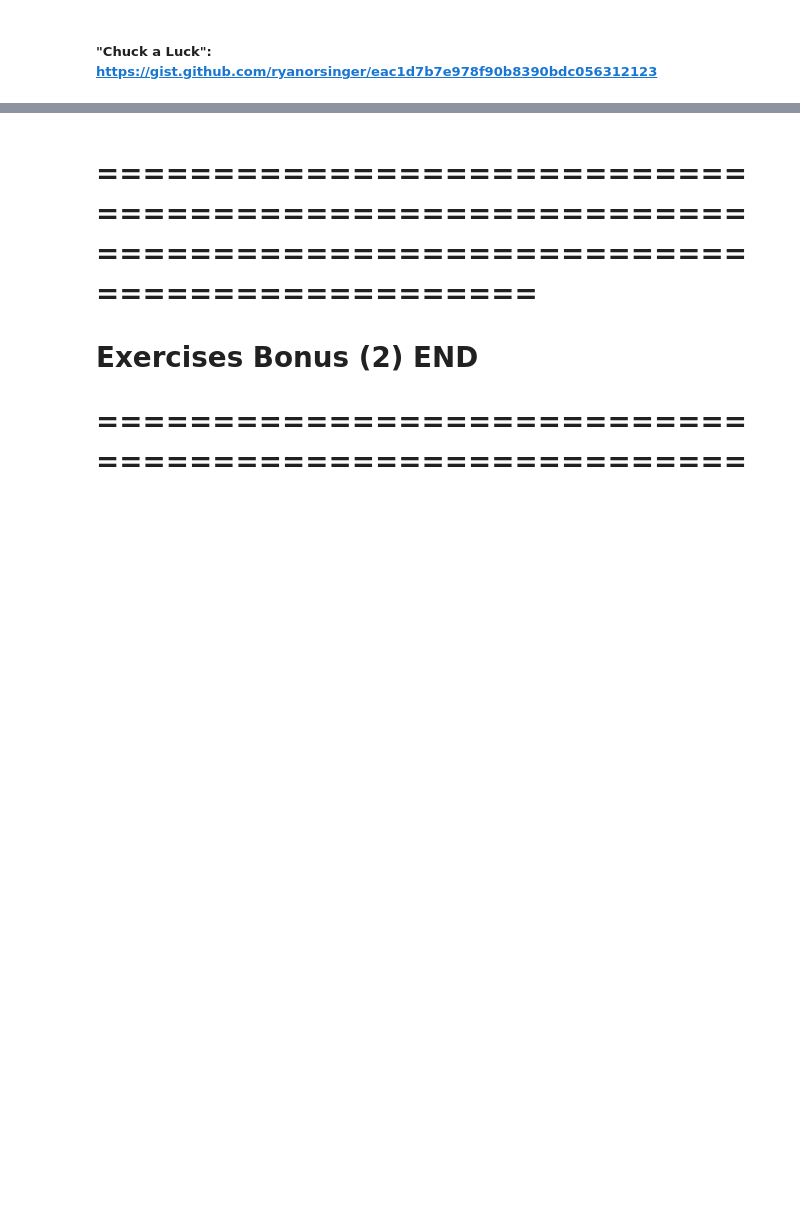
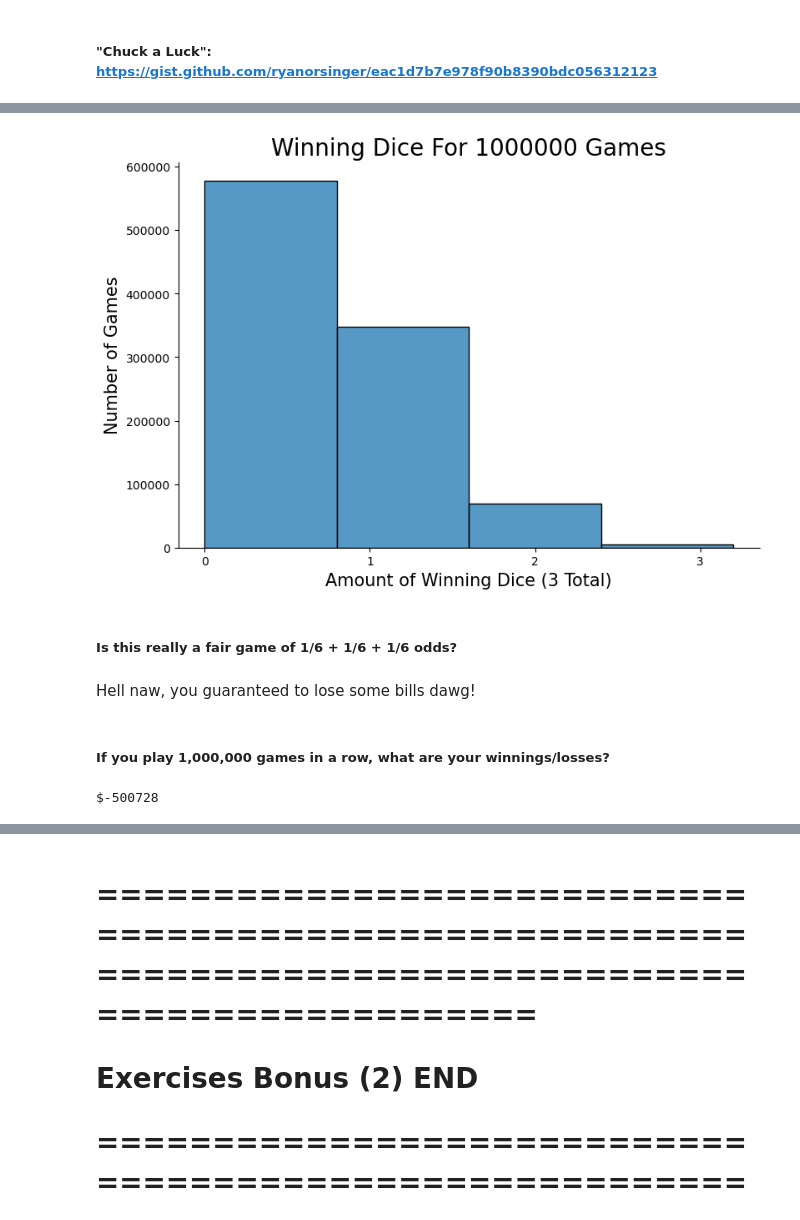
Before and after one commit to Jared-Wood135/statistics-exercises, a Jupyter notebook: simulation.ipynb, the cells around one changed output, grey strips where cells are left out. Cells and saved outputs as stored; diff of their text form; code cells hidden in the pictures; blank space fills up the shorter version.

```diff
--- a/simulation.ipynb
+++ b/simulation.ipynb
@@ -360,0 +423,17 @@ The 4d6 mage
+# %%
+sum_df = (np.random.randint(1, 7, size=[1000000, 3]) == 1).sum(axis=1)
+# %%
+sns.histplot(data=sum_df, binwidth=0.8)
+plt.title('Winning Dice For 1000000 Games', fontsize = 20)
+plt.xlabel('Amount of Winning Dice (3 Total)', fontsize = 15)
+plt.xticks(range(4))
+plt.ylabel('Number of Games', fontsize = 15)
+plt.show()
+# %% [output]
+[figure, added]
+# %% [markdown]
+##### Is this really a fair game of 1/6 + 1/6 + 1/6 odds?
+# %% [markdown]
+Hell naw, you guaranteed to lose some bills dawg!
+# %% [markdown]
+##### If you play 1,000,000 games in a row, what are your winnings/losses?
@@ -360,0 +442,4 @@ The 4d6 mage
+# %%
+print(f'${((gamesplayed == 0).sum() * -1) + ((gamesplayed == 1).sum() * 0) + ((gamesplayed == 2).sum() * 1) + ((gamesplayed == 3).sum() * 2)}')
+# %% [output]
+$-500728
```
Also changed, not shown: parts of 21 cells of this notebook.
